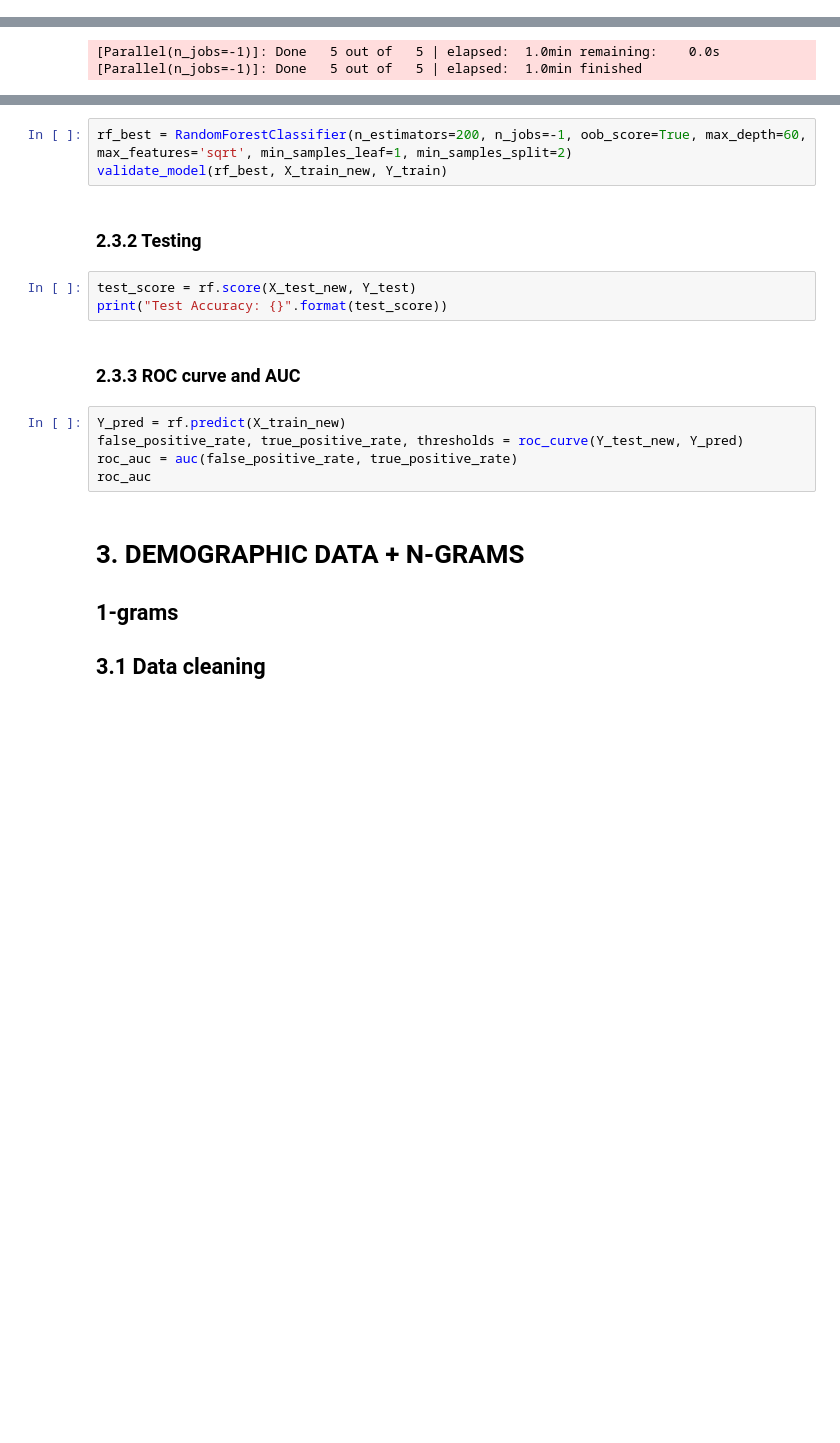
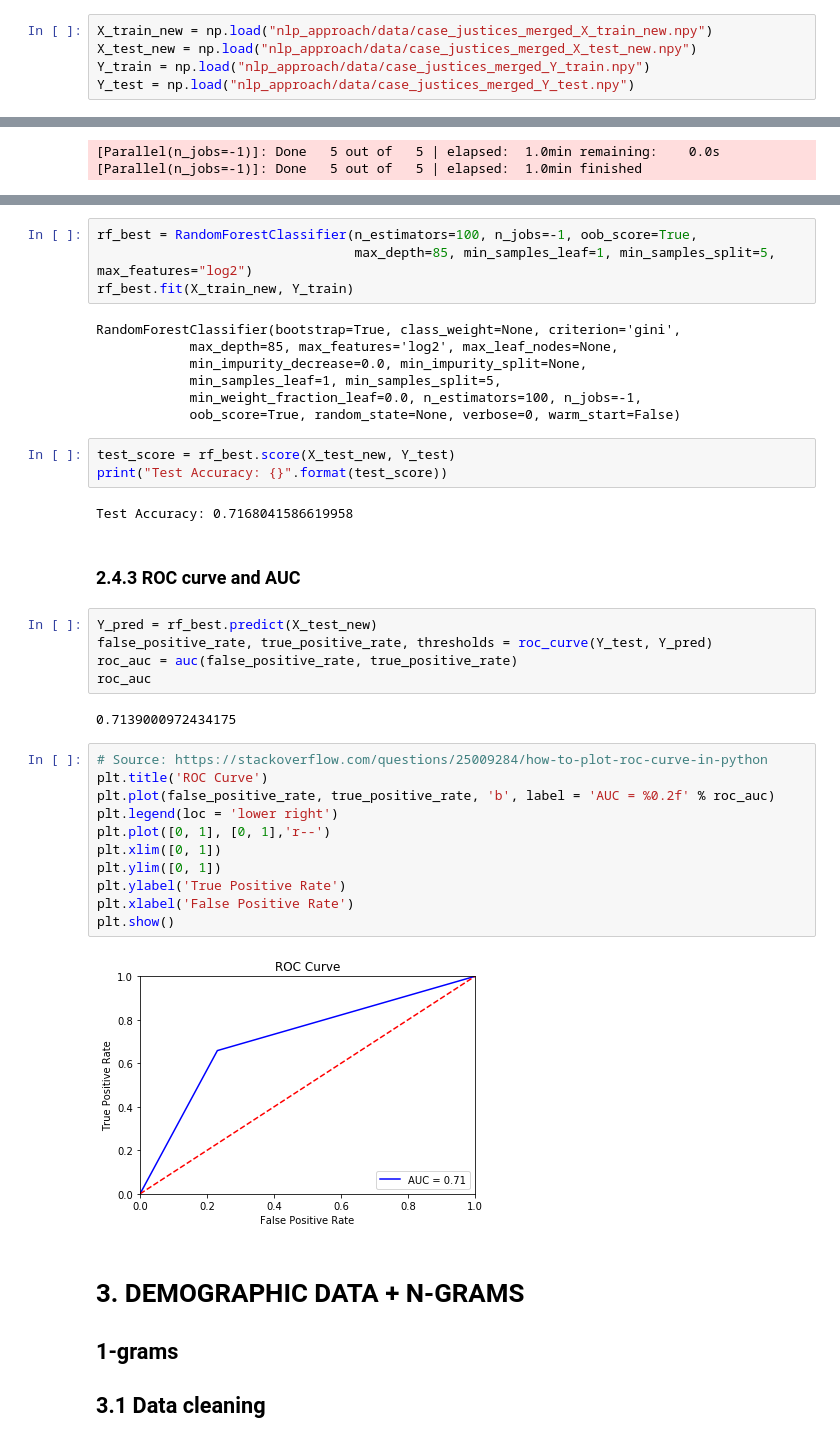
Before and after one commit to jennyhuangg/nominee_predict, a Jupyter notebook: Nominee_Predict_Models.ipynb, the cells around one changed output, grey strips where cells are left out. Drawn from its saved outputs; the diff is of its cells as text; blank space fills up the shorter version.

```diff
--- a/Nominee_Predict_Models.ipynb
+++ b/Nominee_Predict_Models.ipynb
@@ -130,4 +130,9 @@ new train shape: (35393, 611)
 # %%
 np.save("nlp_approach/data/case_justices_merged_X_train_new.npy", X_train_new)
 np.save("nlp_approach/data/case_justices_merged_X_test_new.npy", X_test_new)
+# %%
+X_train_new = np.load("nlp_approach/data/case_justices_merged_X_train_new.npy")
+X_test_new = np.load("nlp_approach/data/case_justices_merged_X_test_new.npy")
+Y_train = np.load("nlp_approach/data/case_justices_merged_Y_train.npy")
+Y_test = np.load("nlp_approach/data/case_justices_merged_Y_test.npy")
 # %% [markdown]
@@ -210,18 +285,41 @@ for i, score in sorted_validation_scores:
 # %%
-rf_best = RandomForestClassifier(n_estimators=200, n_jobs=-1, oob_score=True, max_depth=60, max_features='sqrt', min_samples_leaf=1, min_samples_split=2)
-validate_model(rf_best, X_train_new, Y_train)
+rf_best = RandomForestClassifier(n_estimators=100, n_jobs=-1, oob_score=True,
+                                 max_depth=85, min_samples_leaf=1, min_samples_split=5, max_features="log2")
+rf_best.fit(X_train_new, Y_train)
+# %% [output]
+RandomForestClassifier(bootstrap=True, class_weight=None, criterion='gini',
+            max_depth=85, max_features='log2', max_leaf_nodes=None,
+            min_impurity_decrease=0.0, min_impurity_split=None,
+            min_samples_leaf=1, min_samples_split=5,
+            min_weight_fraction_leaf=0.0, n_estimators=100, n_jobs=-1,
+            oob_score=True, random_state=None, verbose=0, warm_start=False)
+# %%
+test_score = rf_best.score(X_test_new, Y_test)
+print("Test Accuracy: {}".format(test_score))
+# %% [output]
+Test Accuracy: 0.7168041586619958
 # %% [markdown]
-### 2.3.2 Testing
+### 2.4.3 ROC curve and AUC
-# %%
-test_score = rf.score(X_test_new, Y_test)
-print("Test Accuracy: {}".format(test_score))
-# %% [markdown]
-### 2.3.3 ROC curve and AUC
 # %%
-Y_pred = rf.predict(X_train_new)
-false_positive_rate, true_positive_rate, thresholds = roc_curve(Y_test_new, Y_pred)
+Y_pred = rf_best.predict(X_test_new)
+false_positive_rate, true_positive_rate, thresholds = roc_curve(Y_test, Y_pred)
 roc_auc = auc(false_positive_rate, true_positive_rate)
 roc_auc
+# %% [output]
+0.7139000972434175
+# %%
+# Source: https://stackoverflow.com/questions/25009284/how-to-plot-roc-curve-in-python
+plt.title('ROC Curve')
+plt.plot(false_positive_rate, true_positive_rate, 'b', label = 'AUC = %0.2f' % roc_auc)
+plt.legend(loc = 'lower right')
+plt.plot([0, 1], [0, 1],'r--')
+plt.xlim([0, 1])
+plt.ylim([0, 1])
+plt.ylabel('True Positive Rate')
+plt.xlabel('False Positive Rate')
+plt.show()
+# %% [output]
+[figure, added]
 # %% [markdown]
 # 3. DEMOGRAPHIC DATA + N-GRAMS
 ## 1-grams
```
Also changed, not shown: parts of 23 cells of this notebook.
